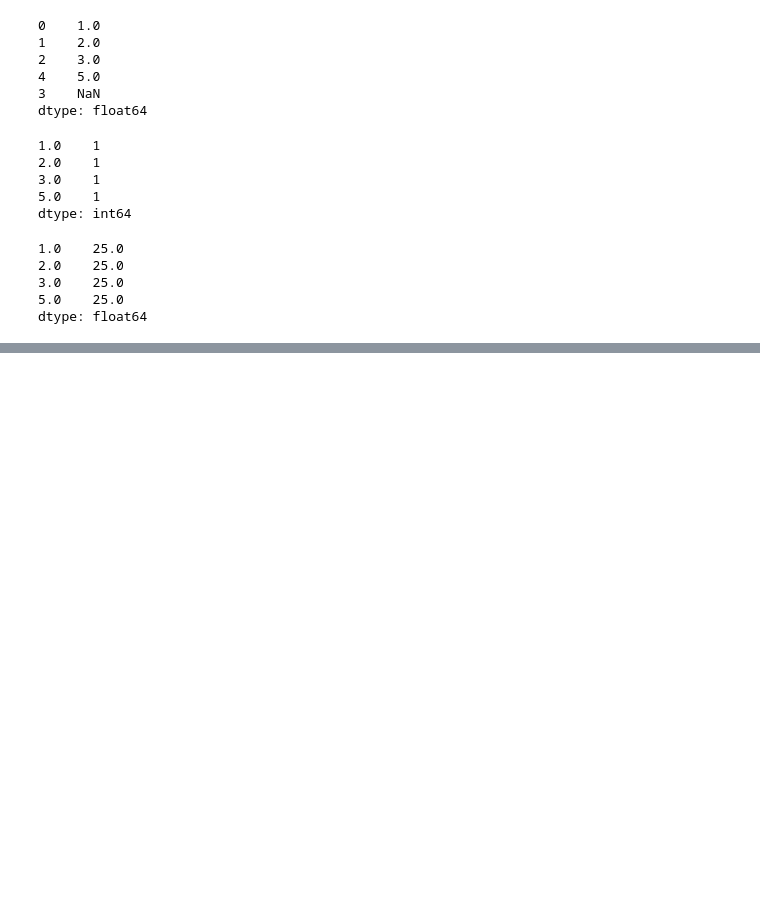
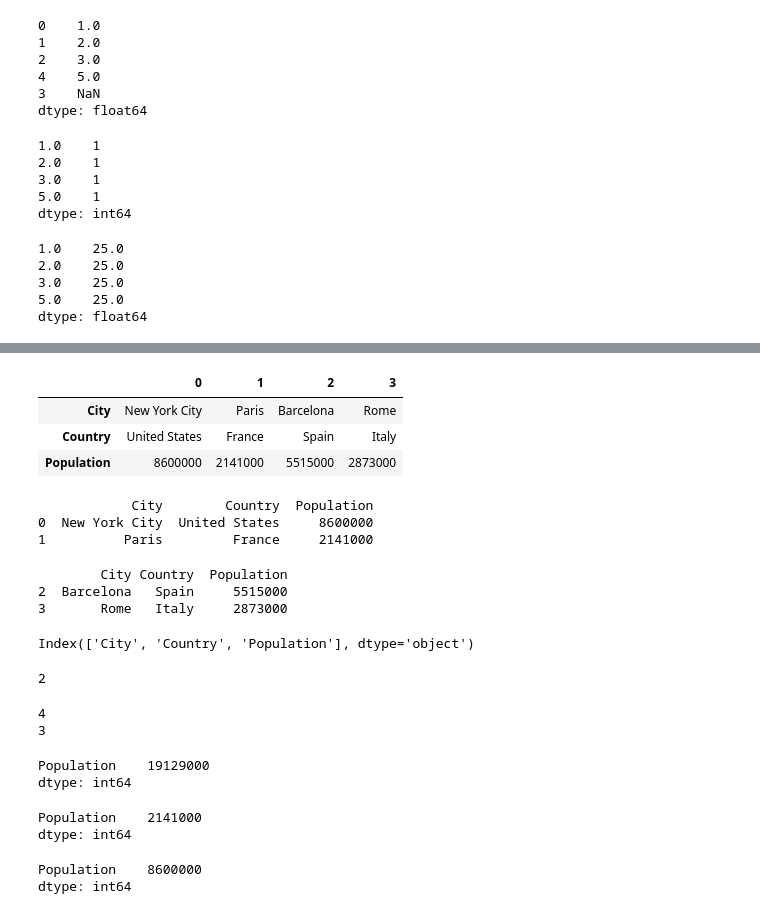
Before and after one commit to chlazaris/pandas_training, a Jupyter notebook: Pandas_Training.ipynb, the cells around one changed output, grey strips where cells are left out. Drawn from its saved outputs; the diff is of its cells as text; code cells hidden in the pictures; blank space fills up the shorter version.

```diff
--- a/Pandas_Training.ipynb
+++ b/Pandas_Training.ipynb
@@ -576,0 +600,55 @@ dtype: int64
+# %%
+# Transpose a dataframe
+city_pop_df.transpose
+city_pop_df.T
+# %% [output]
+|  | 0 | 1 | 2 | 3 |
+| City | New York City | Paris | Barcelona | Rome |
+| Country | United States | France | Spain | Italy |
+| Population | 8600000 | 2141000 | 5515000 | 2873000 |
+# %%
+# Get the first rows of a dataframe
+print(city_pop_df.head(2))
+# %% [output]
+            City        Country  Population
+0  New York City  United States     8600000
+1          Paris         France     2141000
+# %%
+# Get the last rows of a dataframe
+print(city_pop_df.tail(2))
+# %% [output]
+        City Country  Population
+2  Barcelona   Spain     5515000
+3       Rome   Italy     2873000
+# %%
+city_pop_df.columns
+# %% [output]
+Index(['City', 'Country', 'Population'], dtype='object')
+# %%
+# Return the number of dimensions in a dataframe
+city_pop_df.ndim
+# %% [output]
+2
+# %%
+# Return the number of rows and columns in a dataframe (in a tuple)
+nrow, ncol = city_pop_df.shape
+print(nrow)
+print(ncol)
+# %% [output]
+4
+3
+# %%
+city_pop_df.sum(numeric_only = True)
+# %% [output]
+Population    19129000
+dtype: int64
+# %%
+city_pop_df.min(numeric_only = True)
+# %% [output]
+Population    2141000
+dtype: int64
+# %%
+city_pop_df.max(numeric_only = True)
+# %% [output]
+Population    8600000
+dtype: int64
```
Also changed, not shown: parts of 15 cells of this notebook.
